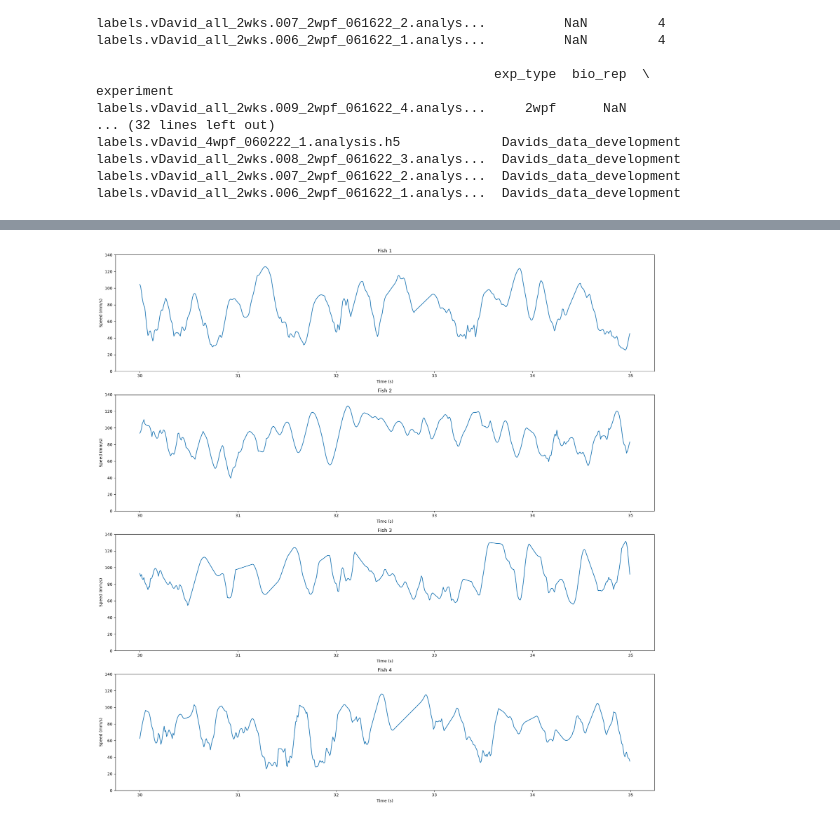
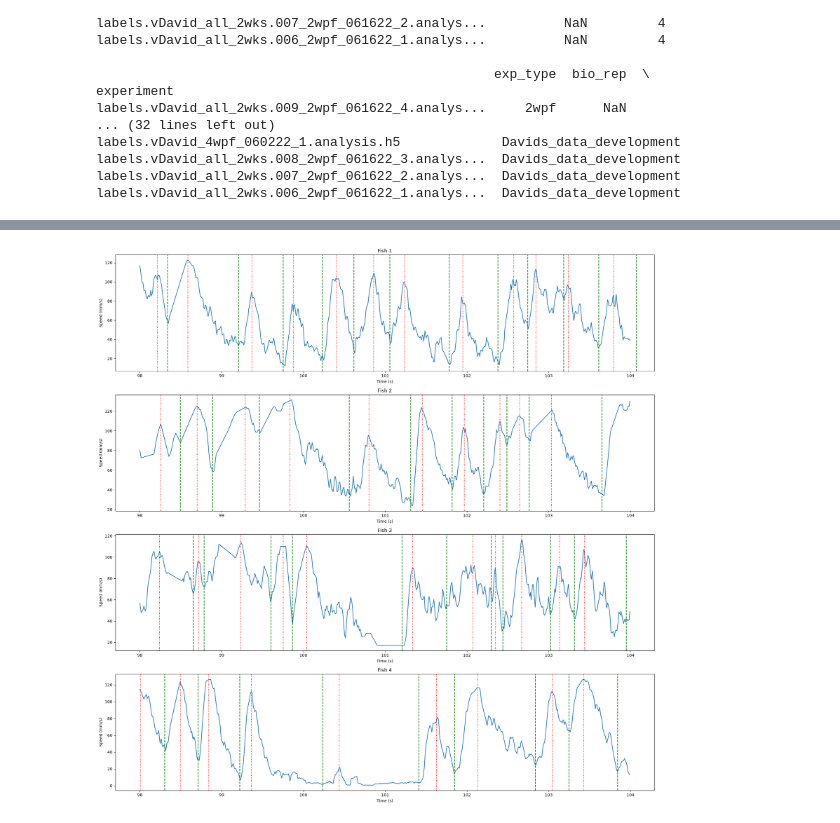
Before and after one commit to SamiSternson/Danionella-VR-Simulation-Code, a Jupyter notebook: real_school_analysis/schooling_helper_funcs_SE.ipynb, the cells around one changed output, grey strips where cells are left out. Saved outputs shown, nothing was run; the diff lists cells and outputs as text; code cells hidden in the pictures.

```diff
--- a/real_school_analysis/schooling_helper_funcs_SE.ipynb
+++ b/real_school_analysis/schooling_helper_funcs_SE.ipynb
@@ -1116,7 +1120,16 @@ total_time=len(f_speed[0])*frames_to_seconds
 def get_data_on_interval(data, start_time, end_time):
     if end_time>total_time:
         end_time=total_time
-    if len(data)>1:
-        return [data[i][int(start_time/frames_to_seconds):int(end_time/frames_to_seconds)] for i in range(len(data))]
-    else:
-        return data[int(start_time/frames_to_seconds):int(end_time/frames_to_seconds)]
+    return data[int(start_time/frames_to_seconds):int(end_time/frames_to_seconds)]
+# %%
+def find_pausing(speeds):
+    low_speed_counter=0
+    pausing_intervals=[]
+    for i, speed in enumerate(speeds):
+        if speed*scale<10:
+            low_speed_counter+=1
+        else:
+            if low_speed_counter*frames_to_seconds>0.5 :
+                pausing_intervals.append((((i-low_speed_counter)*frames_to_seconds), i*frames_to_seconds))
+            low_speed_counter=0
+    return pausing_intervals
@@ -1122,0 +1186,3 @@ def get_data_on_interval(data, start_time, end_time):
+# %%
+def smooth_list(data):
+    return ndimage.gaussian_filter1d(data, sigma=2).tolist()
@@ -1123,13 +1302,19 @@ def get_data_on_interval(data, start_time, end_time):
+# %%
+peaks=[find_peak_boundaries(speed) for speed in mm_speed]
 # %%
-start_time=30
-end_time=35
+start_time=98
+end_time=104
 fig, ax=plt.subplots(4,1, figsize=(24, 24))
 for i in range(4):
-    ax[i].plot([j*frames_to_seconds+start_time for j in range(len(get_data_on_interval(f_speed,start_time, end_time)[i]))], get_speeds_on_interval(start_time, end_time)[i]*scale)
+
+    ax[i].plot([j*frames_to_seconds+start_time for j in range(len(get_data_on_interval(mm_speed[i],start_time, end_time)))], get_data_on_interval(mm_speed[i],start_time, end_time))
+    for peak in peaks[i]:
+        if peak["peak"]/fps_Hz>=start_time and peak["peak"]/fps_Hz<=end_time:
+            ax[i].axvline(peak["peak"]/fps_Hz, c="r", linestyle=":", label="Start of Glide Phase")
+            ax[i].axvline(peak["boundary"]/fps_Hz, c="g", linestyle="--", label="End of Glide Phase")
     ax[i].set_xlabel("Time (s)")
     ax[i].set_ylabel("Speed (mm/s)")
     ax[i].set_title(f"Fish {i+1}")
-    ax[i].set_ylim(0, 140)
 plt.show()
 # %% [output]
-[figure, old version]
+[figure, new version]
```
Also changed, not shown: parts of 18 cells of this notebook, 2 other files.
